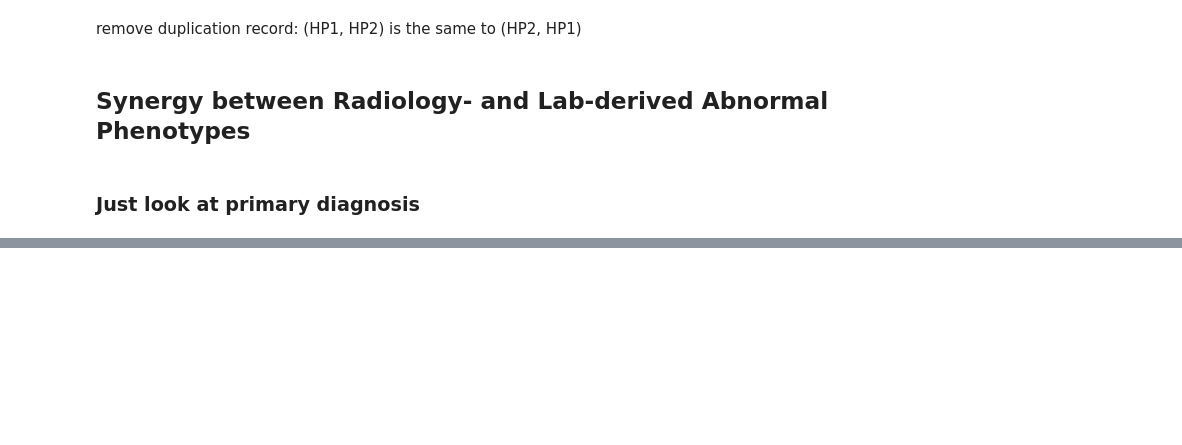
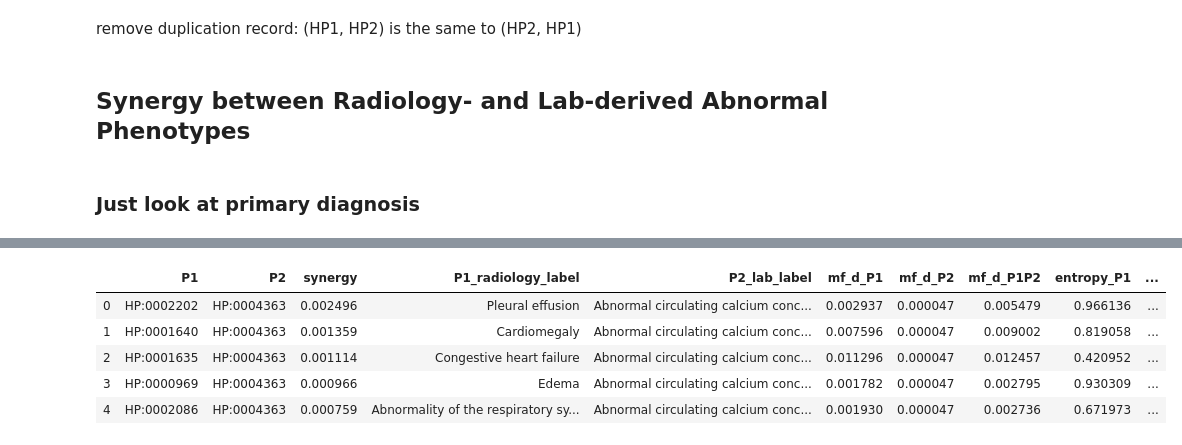
Before and after one commit to TheJacksonLaboratory/MIMIC_HPO, a Jupyter notebook: src/main/resources/interpretation.ipynb, the cells around one changed output, grey strips where cells are left out. Drawn from its saved outputs; the diff is of its cells as text; code cells hidden in the pictures; blank space fills up the shorter version.

```diff
--- a/src/main/resources/interpretation.ipynb
+++ b/src/main/resources/interpretation.ipynb
@@ -170,6 +176,17 @@ with open('synergies_radiology_lab_primary_diagnosis_only_corrected.obj', 'rb')
 synergy = synergies_rad_lab_primary_only['428']
 filtered_data = filtered_synergy_dataframe(synergy, p_values=None, percentile_cut = 5)
 include_overall_mf = filtered_data.merge(mf_all, on=['P1', 'P2'], how='left')
+include_overall_mf['entropy_P1_given_d'] = include_overall_mf['entropy_P1'] - include_overall_mf['mf_d_P1']
+include_overall_mf['entropy_P2_given_d'] = include_overall_mf['entropy_P2'] - include_overall_mf['mf_d_P2']
+# %%
+include_overall_mf.head()
+# %% [output]
+|  | P1 | P2 | synergy | P1_radiology_label | P2_lab_label | mf_d_P1 | mf_d_P2 | mf_d_P1P2 | entropy_P1 | ... |
+| 0 | HP:0002202 | HP:0004363 | 0.002496 | Pleural effusion | Abnormal circulating calcium conc... | 0.002937 | 0.000047 | 0.005479 | 0.966136 | ... |
+| 1 | HP:0001640 | HP:0004363 | 0.001359 | Cardiomegaly | Abnormal circulating calcium conc... | 0.007596 | 0.000047 | 0.009002 | 0.819058 | ... |
+| 2 | HP:0001635 | HP:0004363 | 0.001114 | Congestive heart failure | Abnormal circulating calcium conc... | 0.011296 | 0.000047 | 0.012457 | 0.420952 | ... |
+| 3 | HP:0000969 | HP:0004363 | 0.000966 | Edema | Abnormal circulating calcium conc... | 0.001782 | 0.000047 | 0.002795 | 0.930309 | ... |
+| 4 | HP:0002086 | HP:0004363 | 0.000759 | Abnormality of the respiratory sy... | Abnormal circulating calcium conc... | 0.001930 | 0.000047 | 0.002736 | 0.671973 | ... |
 # %%
 include_overall_mf.sort_values(by='synergy', ascending=False).head(20)
 include_overall_mf.sort_values(by='synergy', ascending=False).to_csv('synergy-radiology_labtest_primary_only-428_corrected.csv', index=False)
```
Also changed, not shown: parts of 6 cells of this notebook, 7 other files.
